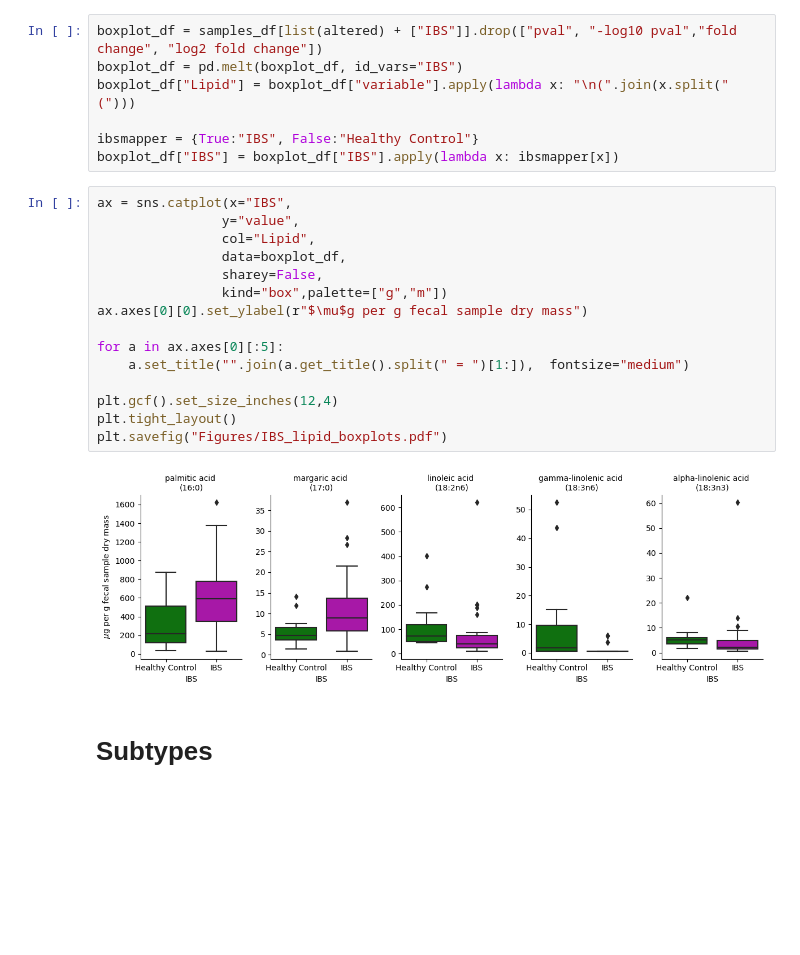
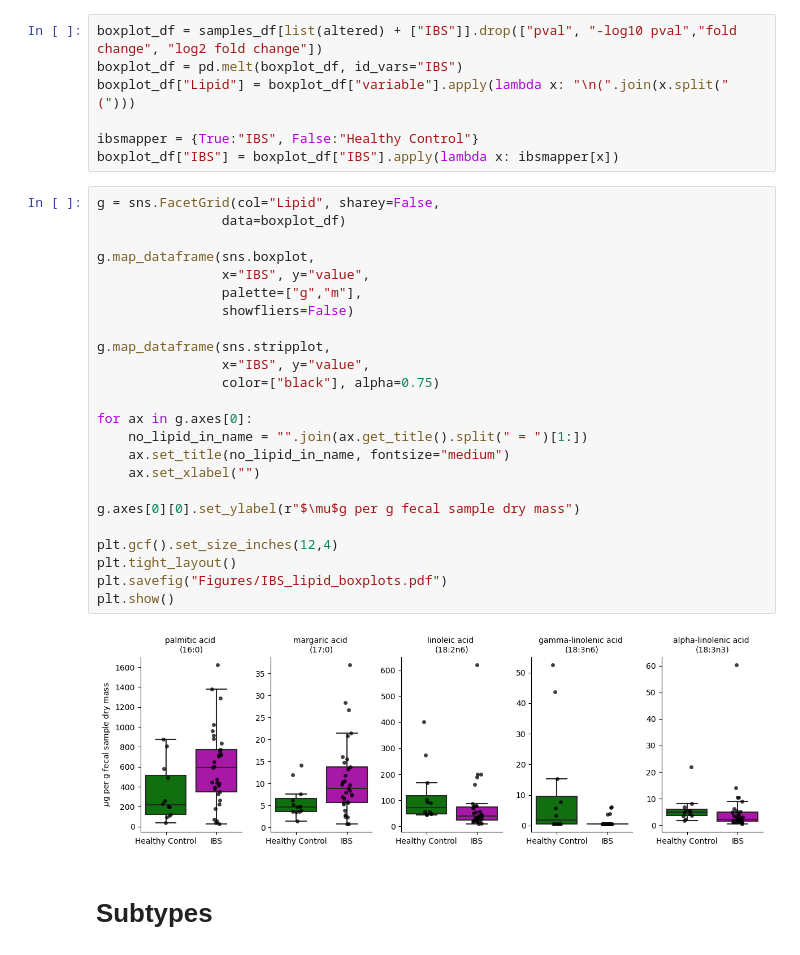
Before and after one commit to sterrettJD/Phadtare-IBS, a Jupyter notebook: Metabolome-Analysis.ipynb, the cells around one changed output. Drawn from its saved outputs; the diff is of its cells as text; blank space fills up the shorter version.

Commit message:
port boxplots to facetgrid with map_dataframe for stripplot

```diff
--- a/Metabolome-Analysis.ipynb
+++ b/Metabolome-Analysis.ipynb
@@ -121,23 +121,32 @@ boxplot_df["Lipid"] = boxplot_df["variable"].apply(lambda x: "\n(".join(x.split(
 
 ibsmapper = {True:"IBS", False:"Healthy Control"}
 boxplot_df["IBS"] = boxplot_df["IBS"].apply(lambda x: ibsmapper[x])
-# %%
-ax = sns.catplot(x="IBS",
-                y="value",
-                col="Lipid",
-                data=boxplot_df,
-                sharey=False,
-                kind="box",palette=["g","m"])
-ax.axes[0][0].set_ylabel(r"$\mu$g per g fecal sample dry mass")
-
-for a in ax.axes[0][:5]:
-    a.set_title("".join(a.get_title().split(" = ")[1:]),  fontsize="medium")
-
-plt.gcf().set_size_inches(12,4)
-plt.tight_layout()
-plt.savefig("Figures/IBS_lipid_boxplots.pdf")
-# %% [output]
-[figure, removed]
+# %%
+g = sns.FacetGrid(col="Lipid", sharey=False,
+                data=boxplot_df)
+
+g.map_dataframe(sns.boxplot,
+                x="IBS", y="value",
+                palette=["g","m"],
+                showfliers=False)
+
+g.map_dataframe(sns.stripplot,
+                x="IBS", y="value",
+                color=["black"], alpha=0.75)
+
+for ax in g.axes[0]:
+    no_lipid_in_name = "".join(ax.get_title().split(" = ")[1:])
+    ax.set_title(no_lipid_in_name, fontsize="medium")
+    ax.set_xlabel("")
+
+g.axes[0][0].set_ylabel(r"$\mu$g per g fecal sample dry mass")
+
+plt.gcf().set_size_inches(12,4)
+plt.tight_layout()
+plt.savefig("Figures/IBS_lipid_boxplots.pdf")
+plt.show()
+# %% [output]
+[figure, added]
 # %% [markdown]
 # Subtypes
 # %%
```
Also changed, not shown: parts of 2 cells of this notebook.
